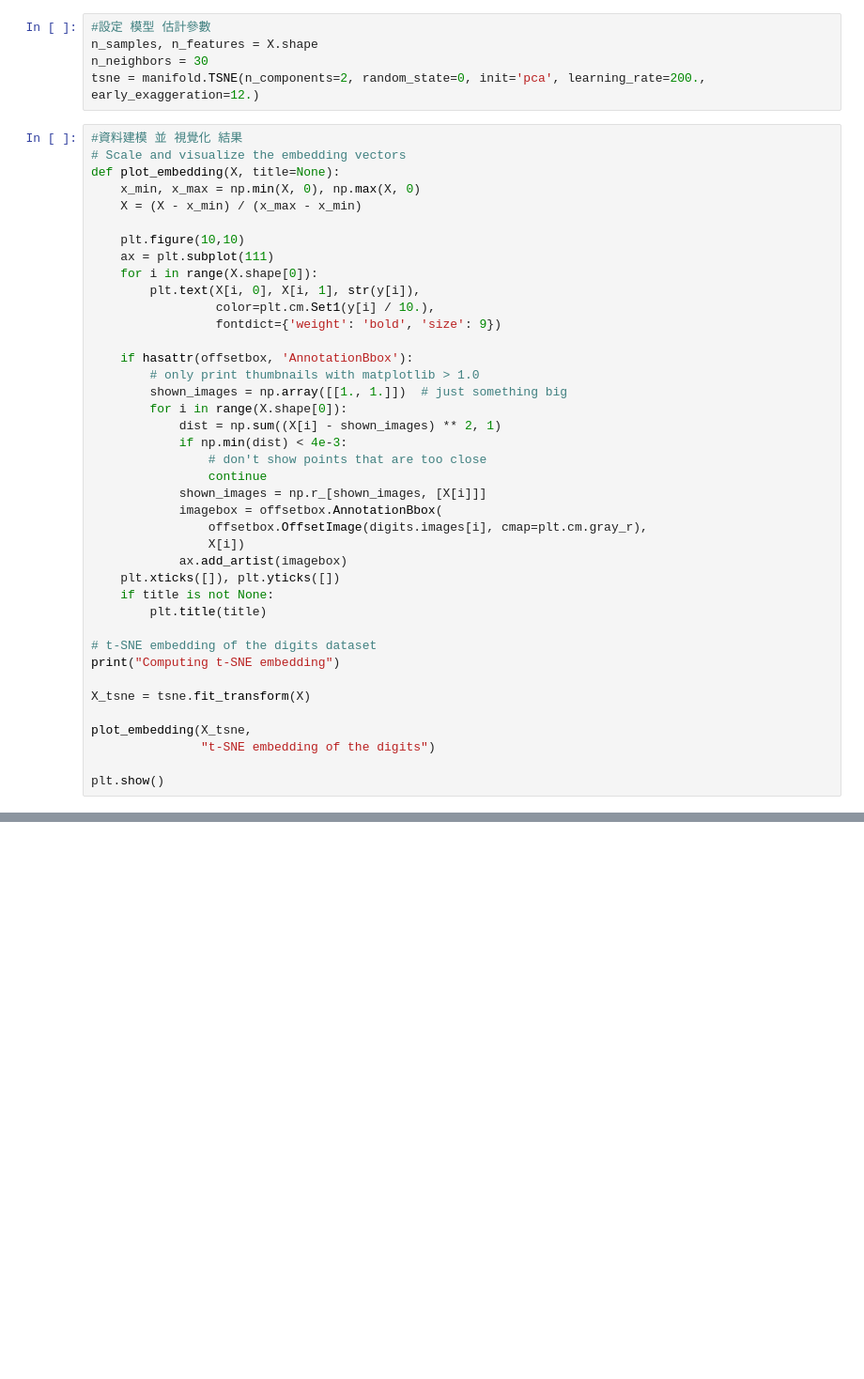
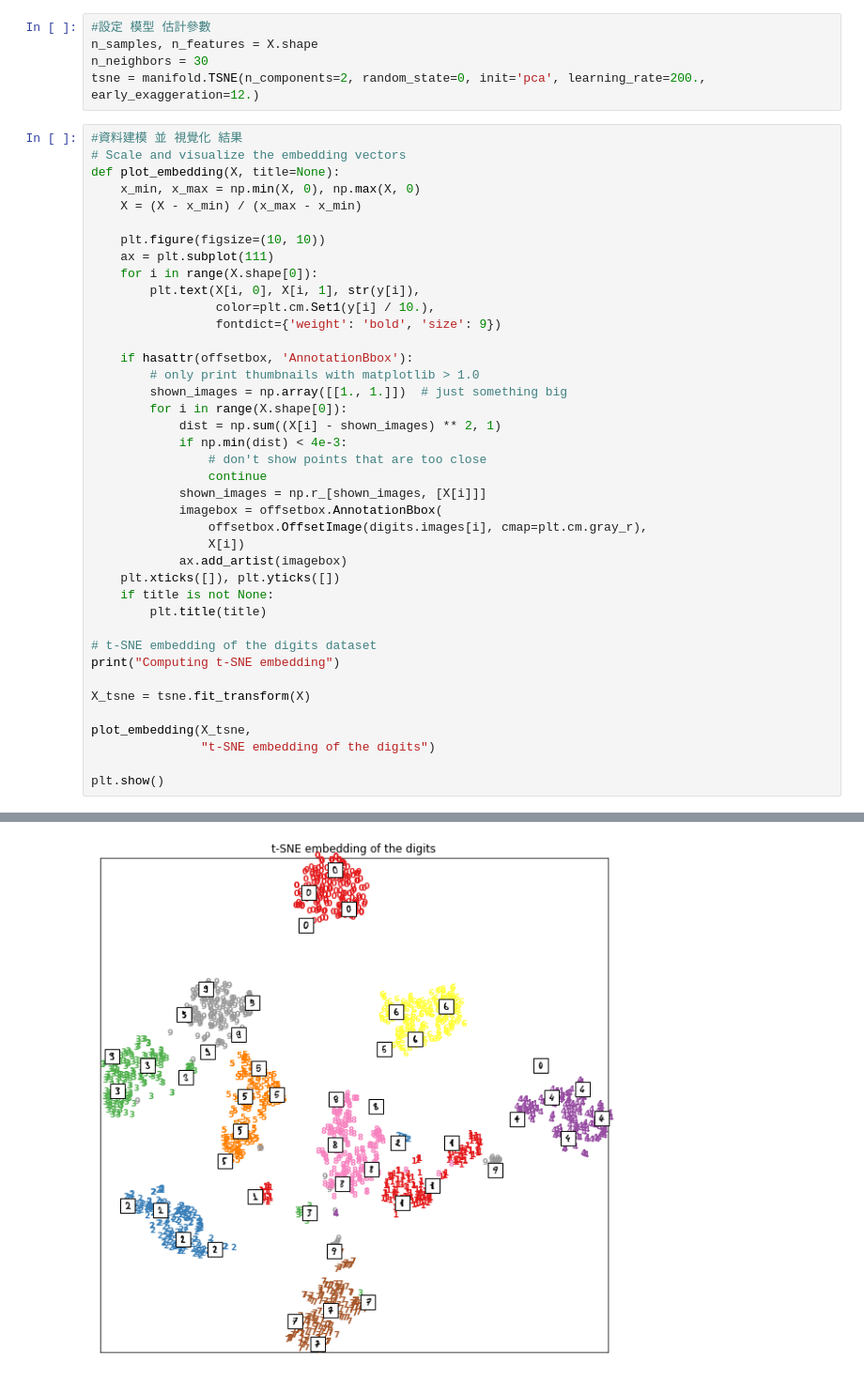
Before and after one commit to BeemoLin/ML100Days, a Jupyter notebook: homework/Day_061_HW.ipynb, the cells around one changed output, grey strips where cells are left out. Shown at 94% size. Drawn from its saved outputs; the diff is of its cells as text; blank space fills up the shorter version.

```diff
--- a/homework/Day_061_HW.ipynb
+++ b/homework/Day_061_HW.ipynb
@@ -26,7 +26,7 @@ def plot_embedding(X, title=None):
     x_min, x_max = np.min(X, 0), np.max(X, 0)
     X = (X - x_min) / (x_max - x_min)
 
-    plt.figure(10,10)
+    plt.figure(figsize=(10, 10))
     ax = plt.subplot(111)
     for i in range(X.shape[0]):
         plt.text(X[i, 0], X[i, 1], str(y[i]),
@@ -64,0 +64 @@ TypeError: from_bounds() argument after * must be an iterable, not int
+[figure, added]
```
Also changed, not shown: parts of 1 cell of this notebook.
